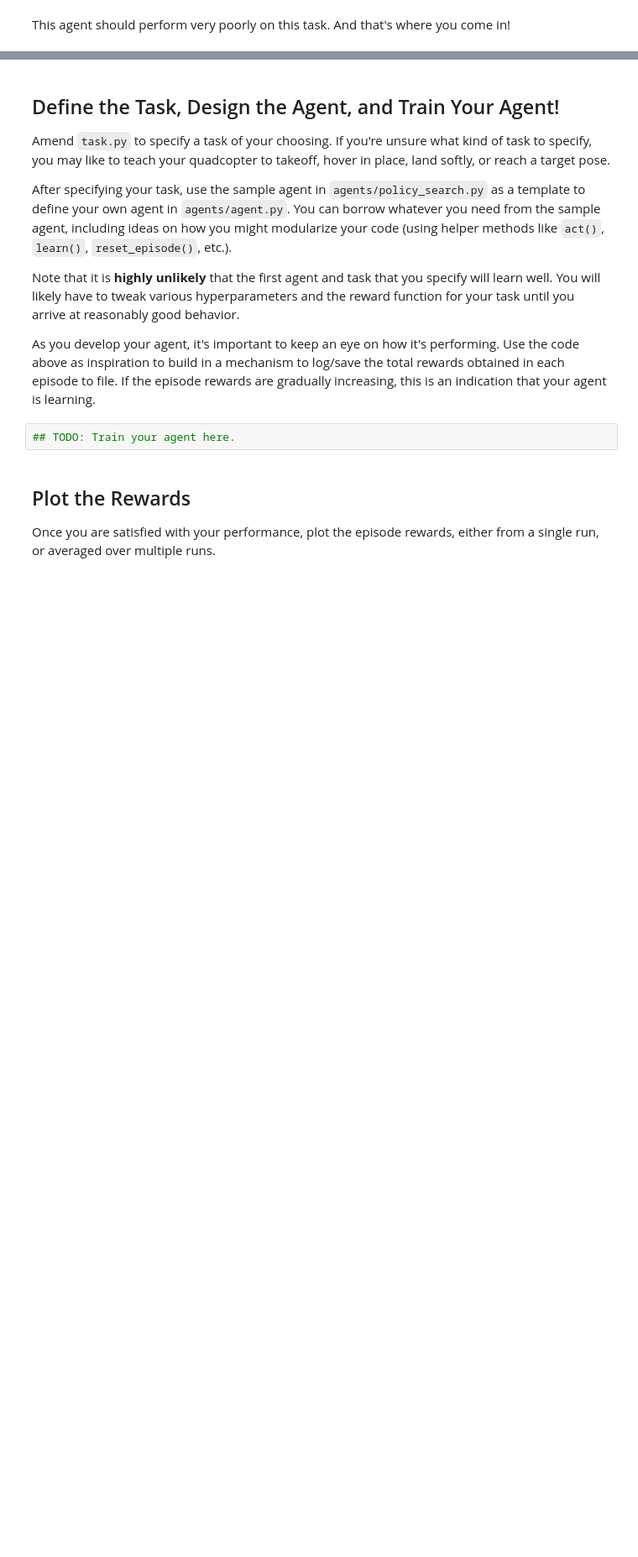
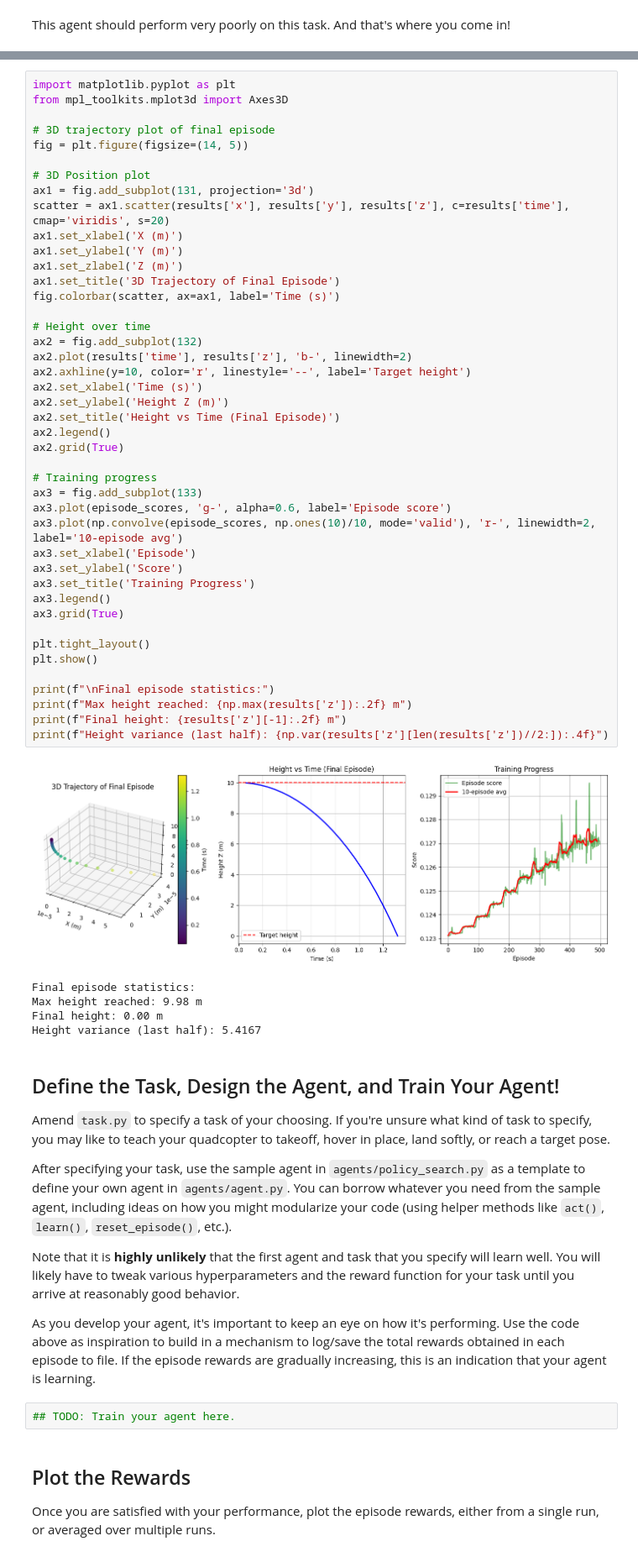
Before and after one commit to Hj-c0ding/RL-Quadcopter, a Jupyter notebook: RL-Quadcopter-2-master/Quadcopter_Project.ipynb, the cells around one changed output, grey strips where cells are left out. Shown at 84% size. Drawn from its saved outputs; the diff is of its cells as text; blank space fills up the shorter version.

```diff
--- a/RL-Quadcopter-2-master/Quadcopter_Project.ipynb
+++ b/RL-Quadcopter-2-master/Quadcopter_Project.ipynb
@@ -299,3 +349,52 @@ plot3d(results['x'], results['y'], results['z'], results['time'])
+# %%
+import matplotlib.pyplot as plt
+from mpl_toolkits.mplot3d import Axes3D
+
+# 3D trajectory plot of final episode
+fig = plt.figure(figsize=(14, 5))
+
+# 3D Position plot
+ax1 = fig.add_subplot(131, projection='3d')
+scatter = ax1.scatter(results['x'], results['y'], results['z'], c=results['time'], cmap='viridis', s=20)
+ax1.set_xlabel('X (m)')
+ax1.set_ylabel('Y (m)')
+ax1.set_zlabel('Z (m)')
+ax1.set_title('3D Trajectory of Final Episode')
+fig.colorbar(scatter, ax=ax1, label='Time (s)')
+
+# Height over time
+ax2 = fig.add_subplot(132)
+ax2.plot(results['time'], results['z'], 'b-', linewidth=2)
+ax2.axhline(y=10, color='r', linestyle='--', label='Target height')
+ax2.set_xlabel('Time (s)')
+ax2.set_ylabel('Height Z (m)')
+ax2.set_title('Height vs Time (Final Episode)')
+ax2.legend()
+ax2.grid(True)
+
+# Training progress
+ax3 = fig.add_subplot(133)
+ax3.plot(episode_scores, 'g-', alpha=0.6, label='Episode score')
+ax3.plot(np.convolve(episode_scores, np.ones(10)/10, mode='valid'), 'r-', linewidth=2, label='10-episode avg')
+ax3.set_xlabel('Episode')
+ax3.set_ylabel('Score')
+ax3.set_title('Training Progress')
+ax3.legend()
+ax3.grid(True)
+
+plt.tight_layout()
+plt.show()
+
+print(f"\nFinal episode statistics:")
+print(f"Max height reached: {np.max(results['z']):.2f} m")
+print(f"Final height: {results['z'][-1]:.2f} m")
+print(f"Height variance (last half): {np.var(results['z'][len(results['z'])//2:]):.4f}")
+# %% [output]
+[figure, added]
+Final episode statistics:
+Max height reached: 9.98 m
+Final height: 0.00 m
+Height variance (last half): 5.4167
 # %% [markdown]
 ## Define the Task, Design the Agent, and Train Your Agent!
 
```
Also changed, not shown: parts of 13 cells of this notebook, 2 other files.
